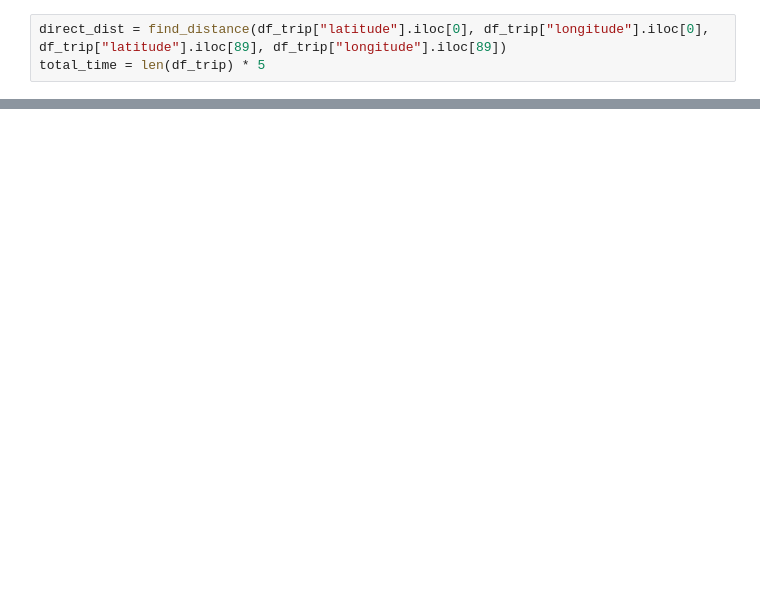
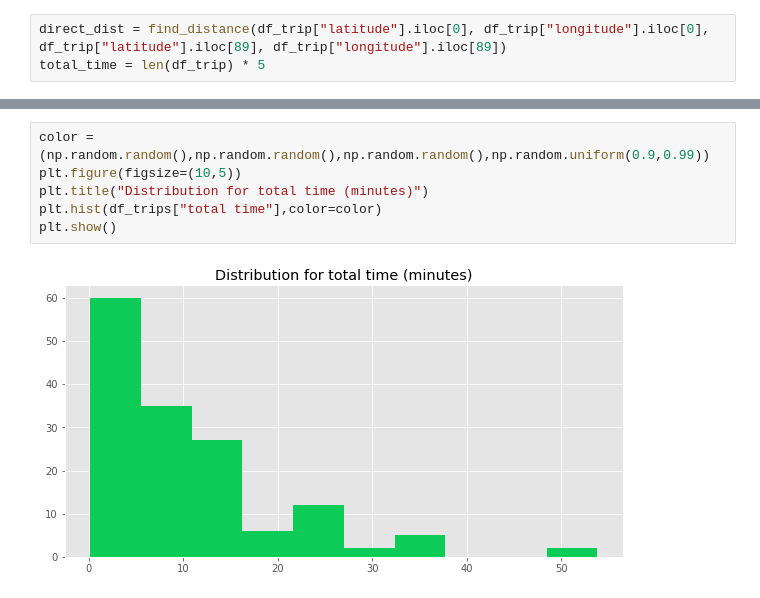
Before and after one commit to anish2197/data-analystics, a Jupyter notebook: Day 3.ipynb, the cells around one changed output, grey strips where cells are left out. Drawn from its saved outputs; the diff is of its cells as text; blank space fills up the shorter version.

```diff
--- a/Day 3.ipynb
+++ b/Day 3.ipynb
@@ -191,0 +322,8 @@ Distance covered by the car in the trip :  2819.20692842891  meters
+# %%
+color = (np.random.random(),np.random.random(),np.random.random(),np.random.uniform(0.9,0.99))
+plt.figure(figsize=(10,5))
+plt.title("Distribution for total time (minutes)")
+plt.hist(df_trips["total time"],color=color)
+plt.show()
+# %% [output]
+[figure, added]
```
Also changed, not shown: parts of 34 cells of this notebook.
